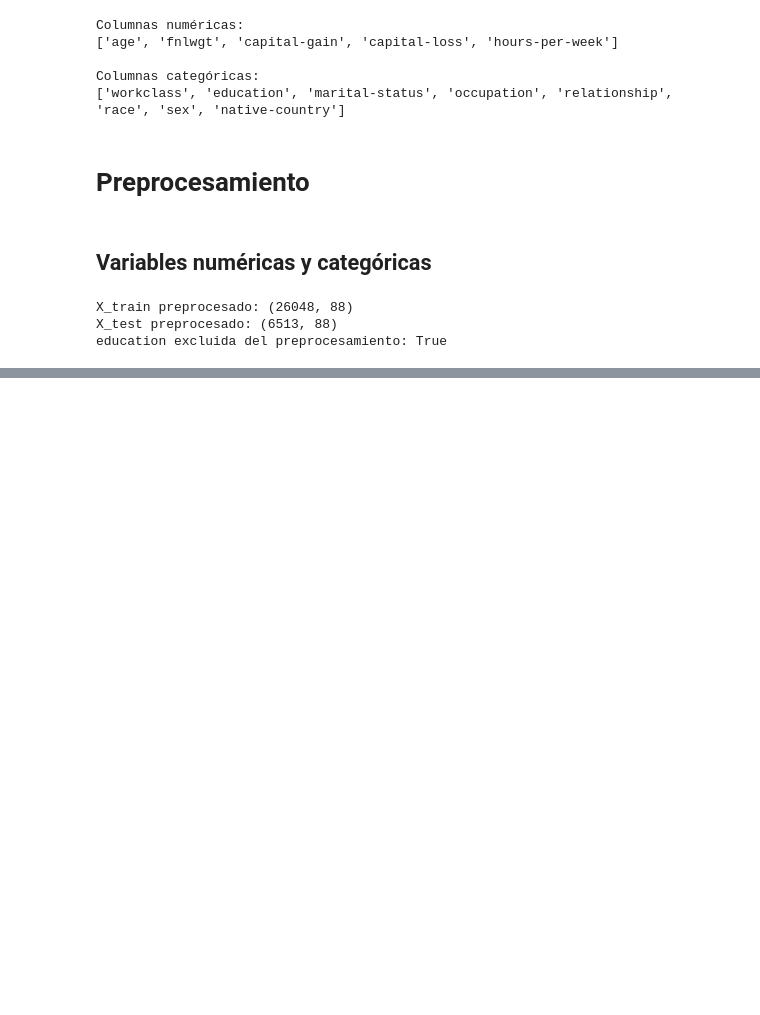
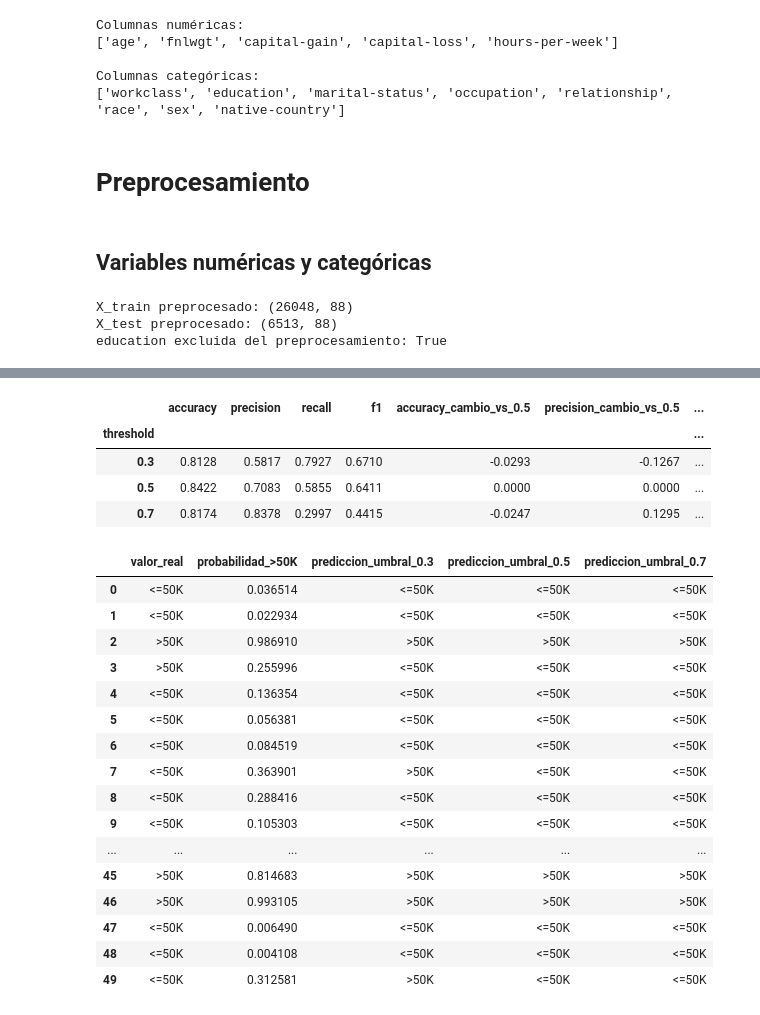
Before and after one commit to erickedu85/2026SEM02-MIA-ML, a Jupyter notebook: adult.ipynb, the cells around one changed output, grey strips where cells are left out. Drawn from its saved outputs; the diff is of its cells as text; code cells hidden in the pictures; blank space fills up the shorter version.

```diff
--- a/cleaning/adult.ipynb
+++ b/adult.ipynb
@@ -405,0 +427,11 @@ education excluida del preprocesamiento: True
+# %%
+positive_class_index = list(logistic_regression_model.classes_).index(">50K")
+prediction_table = pd.DataFrame({
+    "valor_real": y_test.to_numpy(),
+    "probabilidad_>50K": logistic_regression_model.predict_proba(
+        X_test_preprocessed
+    )[:, positive_class_index],
+    "prediccion": y_pred,
+})
+
+display(prediction_table.head(50))
@@ -405,0 +515,67 @@ education excluida del preprocesamiento: True
+# %%
+probability_positive = logistic_regression_model.predict_proba(
+    X_test_preprocessed
+)[:, positive_class_index]
+thresholds = [0.3, 0.5, 0.7]
+threshold_results = []
+
+for threshold in thresholds:
+    threshold_predictions = [
+        ">50K" if probability >= threshold else "<=50K"
+        for probability in probability_positive
+    ]
+    threshold_results.append({
+        "threshold": threshold,
+        "accuracy": accuracy_score(y_test, threshold_predictions),
+        "precision": precision_score(
+            y_test, threshold_predictions, pos_label=">50K", zero_division=0
+        ),
+        "recall": recall_score(
+            y_test, threshold_predictions, pos_label=">50K", zero_division=0
+        ),
+        "f1": f1_score(
+            y_test, threshold_predictions, pos_label=">50K", zero_division=0
+        ),
+    })
+
+threshold_metrics = pd.DataFrame(threshold_results).set_index("threshold")
+metric_deltas = threshold_metrics.subtract(threshold_metrics.loc[0.5])
+metric_deltas.columns = [f"{column}_cambio_vs_0.5" for column in metric_deltas.columns]
+threshold_comparison = pd.concat([threshold_metrics, metric_deltas], axis=1)
+display(threshold_comparison.round(4))
+
+predictions_by_threshold = pd.DataFrame({
+    "valor_real": y_test.to_numpy(),
+    "probabilidad_>50K": probability_positive,
+    **{
+        f"prediccion_umbral_{threshold:.1f}": [
+            ">50K" if probability >= threshold else "<=50K"
+            for probability in probability_positive
+        ]
+        for threshold in thresholds
+    },
+})
+display(predictions_by_threshold.head(50))
+# %% [output]
+|  | accuracy | precision | recall | f1 | accuracy_cambio_vs_0.5 | precision_cambio_vs_0.5 | ... |
+| threshold |  |  |  |  |  |  | ... |
+| 0.3 | 0.8128 | 0.5817 | 0.7927 | 0.6710 | -0.0293 | -0.1267 | ... |
+| 0.5 | 0.8422 | 0.7083 | 0.5855 | 0.6411 | 0.0000 | 0.0000 | ... |
+| 0.7 | 0.8174 | 0.8378 | 0.2997 | 0.4415 | -0.0247 | 0.1295 | ... |
+|  | valor_real | probabilidad_>50K | prediccion_umbral_0.3 | prediccion_umbral_0.5 | prediccion_umbral_0.7 |
+| 0 | <=50K | 0.036514 | <=50K | <=50K | <=50K |
+| 1 | <=50K | 0.022934 | <=50K | <=50K | <=50K |
+| 2 | >50K | 0.986910 | >50K | >50K | >50K |
+| 3 | >50K | 0.255996 | <=50K | <=50K | <=50K |
+| 4 | <=50K | 0.136354 | <=50K | <=50K | <=50K |
+| 5 | <=50K | 0.056381 | <=50K | <=50K | <=50K |
+| 6 | <=50K | 0.084519 | <=50K | <=50K | <=50K |
+| 7 | <=50K | 0.363901 | >50K | <=50K | <=50K |
+| 8 | <=50K | 0.288416 | <=50K | <=50K | <=50K |
+| 9 | <=50K | 0.105303 | <=50K | <=50K | <=50K |
+| ... | ... | ... | ... | ... | ... |
+| 45 | >50K | 0.814683 | >50K | >50K | >50K |
+| 46 | >50K | 0.993105 | >50K | >50K | >50K |
+| 47 | <=50K | 0.006490 | <=50K | <=50K | <=50K |
+| 48 | <=50K | 0.004108 | <=50K | <=50K | <=50K |
+| 49 | <=50K | 0.312581 | >50K | <=50K | <=50K |
```
Also changed, not shown: parts of 8 cells of this notebook.
